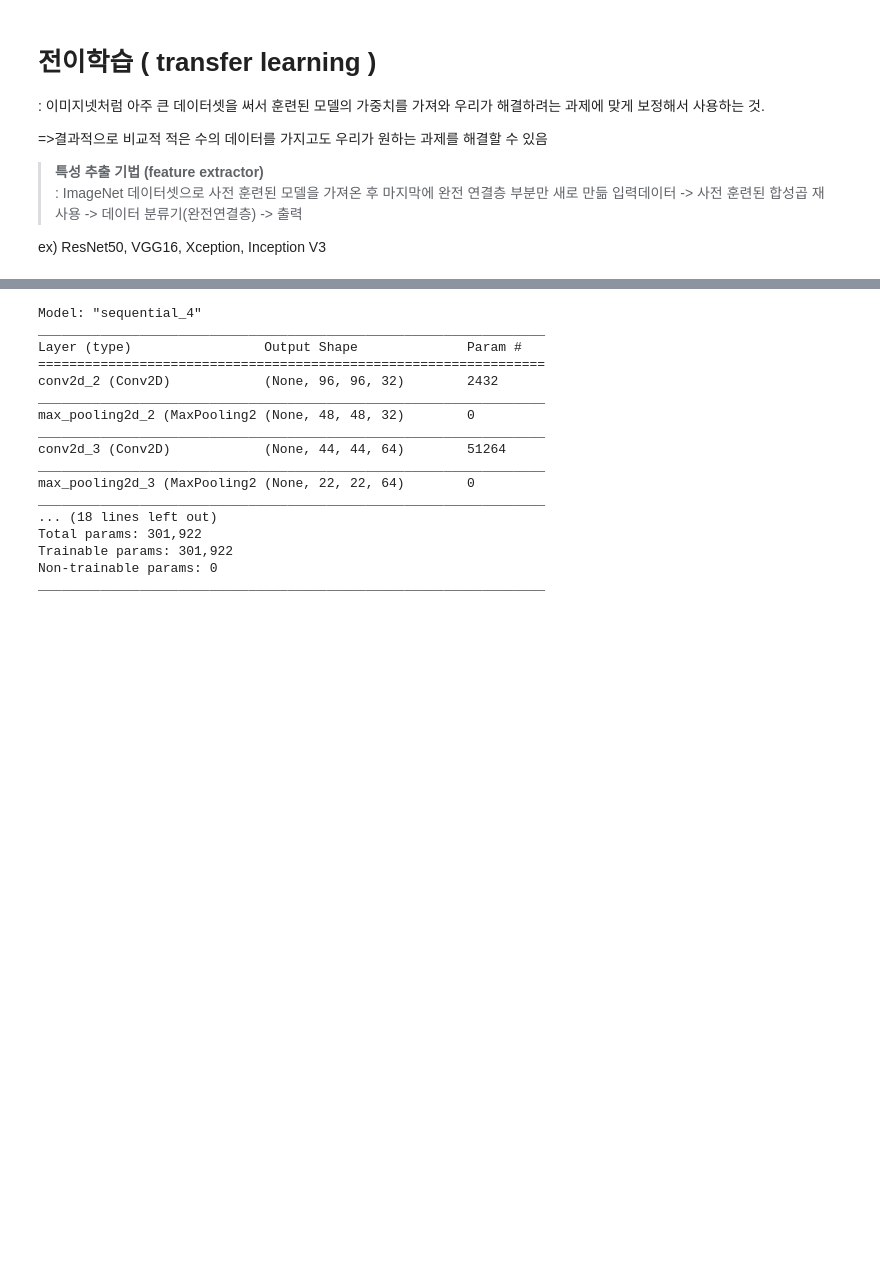
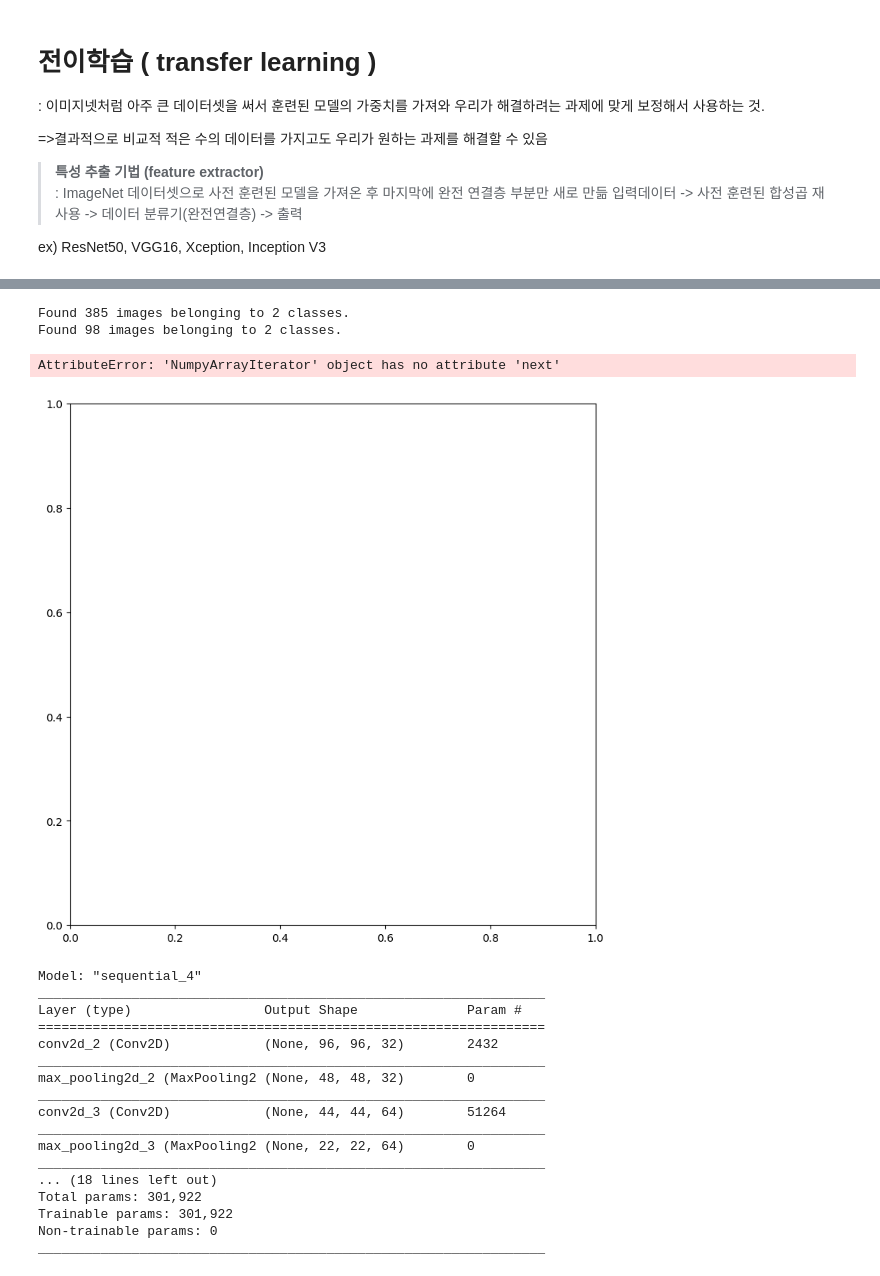
Before and after one commit to sinyoung0110/DeepLearning_2024_2, a Jupyter notebook: Deep_Leanring_마지막3(교재164)5장_전이학습.ipynb, the cells around one changed output, grey strips where cells are left out. Saved outputs shown, nothing was run; the diff lists cells and outputs as text; code cells hidden in the pictures; blank space fills up the shorter version.

```diff
--- a/Deep_Leanring_마지막3(교재164)5장_전이학습.ipynb
+++ b/Deep_Leanring_마지막3(교재164)5장_전이학습.ipynb
@@ -479 +623,39 @@ model.compile(loss='binary_crossentropy',
+# %%
+# 이미지 데이터 전처리 및 데이터 증강을 위한 ImageDataGenerator 객체 생성
+train = ImageDataGenerator(
+    rescale=1./255,  # 이미지 값을 [0, 1] 범위로 정규화
+    rotation_range=10,  # 이미지를 무작위로 회전할 수 있는 범위 (0~10도)
+    width_shift_range=0.1,  # 이미지를 수평으로 이동할 수 있는 범위 (전체 폭의 10%)
+    height_shift_range=0.1,  # 이미지를 수직으로 이동할 수 있는 범위 (전체 높이의 10%)
+    shear_range=0.1,  # 이미지를 전단 변형할 수 있는 범위 (기울기 조정)
+    zoom_range=0.1)  # 이미지를 무작위로 확대/축소할 수 있는 범위
+
+# 훈련 데이터 디렉토리에서 이미지를 불러오고 배치 처리
+train_generator = train.flow_from_directory(train_dir,  # 훈련 데이터가 저장된 디렉토리 경로
+                                            target_size=(image_height, image_width),  # 이미지 크기 변경
+                                            color_mode="rgb",  # 컬러 모드 설정 (RGB 이미지)
+                                            batch_size=BATCH_SIZE,  # 배치 크기 설정
+                                            seed=1,  # 시드 설정 (랜덤성 통제)
+                                            shuffle=True,  # 데이터 섞기
+                                            class_mode="categorical")  # 분류 작업을 위한 레이블 형식 (여러 클래스의 경우)
+
+# 검증 데이터에 대해서는 간단한 정규화만 수행
+valid = ImageDataGenerator(rescale=1.0/255.0)  # 검증 데이터는 단순히 정규화만 수행
+
+# 검증 데이터 디렉토리에서 이미지를 불러오고 배치 처리
+valid_generator = valid.flow_from_directory(valid_dir,  # 검증 데이터가 저장된 디렉토리 경로
+                                            target_size=(image_height, image_width),  # 이미지 크기 변경
+                                            color_mode="rgb",  # 컬러 모드 설정 (RGB 이미지)
+                                            batch_size=BATCH_SIZE,  # 배치 크기 설정
+                                            seed=7,  # 시드 설정 (랜덤성 통제)
+                                            shuffle=True,  # 데이터 섞기
+                                            class_mode="categorical")  # 분류 작업을 위한 레이블 형식 (여러 클래스의 경우)
+
+# 모델 컴파일
+model.compile(loss='binary_crossentropy',  # 손실 함수 설정 (이진 분류를 위한 'binary_crossentropy')
+              optimizer='adam',  # 옵티마이저 설정 (Adam 옵티마이저)
+              metrics=['accuracy'])  # 성능 평가 지표로 정확도(accuracy) 사용
+# %% [output]
+Found 385 images belonging to 2 classes.
+Found 98 images belonging to 2 classes.
 # %%
@@ -487,0 +678,31 @@ data=img_to_array(img)
+# %%
+# width_shift_range는 이미지를 수평 방향(너비)으로 이동시키는 데이터 증강 기법입니다.
+# - width_shift_range=[-200, 200]: 이미지를 수평 방향으로 -200픽셀에서 200픽셀 사이의 범위로 이동시킬 수 있도록 설정합니다.
+# - 값이 음수일 경우 왼쪽으로, 양수일 경우 오른쪽으로 이동합니다. 이 값은 픽셀 단위로 설정되며,
+#   수평 이동 범위를 설정할 수 있습니다.
+# - 예를 들어, 이미지의 너비가 500픽셀이라면, -200에서 200픽셀 범위 내에서 이미지가 이동됩니다.
+# - 이 기법은 모델이 다양한 수평 위치에 있는 객체를 인식할 수 있도록 도와주며, 실제 환경에서
+#   물체가 다양한 위치에 있을 때 모델의 일반화 능력을 향상시킵니다.
+# - 수평 이동을 통해 학습 데이터에서 더 많은 변형된 이미지를 생성하여, 더 강력한 모델을 학습시킬 수 있습니다.
+
+# 데이터를 배치 차원 추가 (배치 크기: 1)
+img_data = expand_dims(data, 0)  # expand_dims는 (1, height, width, channels) 형태로 차원을 추가합니다.
+
+# ImageDataGenerator를 사용해 이미지 증강을 설정
+data_gen = ImageDataGenerator(width_shift_range=[-200, 200])  # 수평 이동 범위 설정 (-200 ~ 200 픽셀)
+
+# flow 메서드를 사용하여 배치 단위로 이미지를 생성
+data_iter = data_gen.flow(img_data, batch_size=1)  # 배치 크기 1로 설정하여 하나씩 생성
+
+# 결과를 3x3 그리드로 출력
+fig = plt.figure(figsize=(30, 30))
+for i in range(9):
+    plt.subplot(3, 3, i+1)  # 3x3 그리드에서 각 이미지를 출력할 위치
+    batch = data_iter.next()  # 다음 배치를 가져옵니다.
+    image = batch[0].astype('uint16')  # 이미지를 uint16 타입으로 변환하여 출력
+    plt.imshow(image)  # 이미지 출력
+    plt.axis('off')  # 축 숨김
+plt.show()  # 9개의 이미지 결과를 출력
+# %% [output]
+AttributeError: 'NumpyArrayIterator' object has no attribute 'next'
+[figure, added]
```
Also changed, not shown: parts of 52 cells of this notebook.
